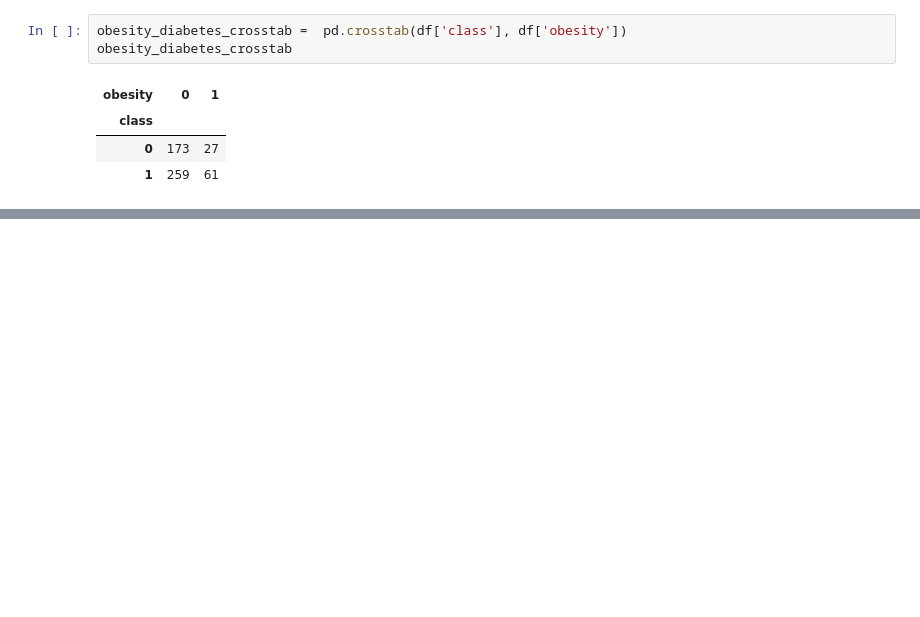
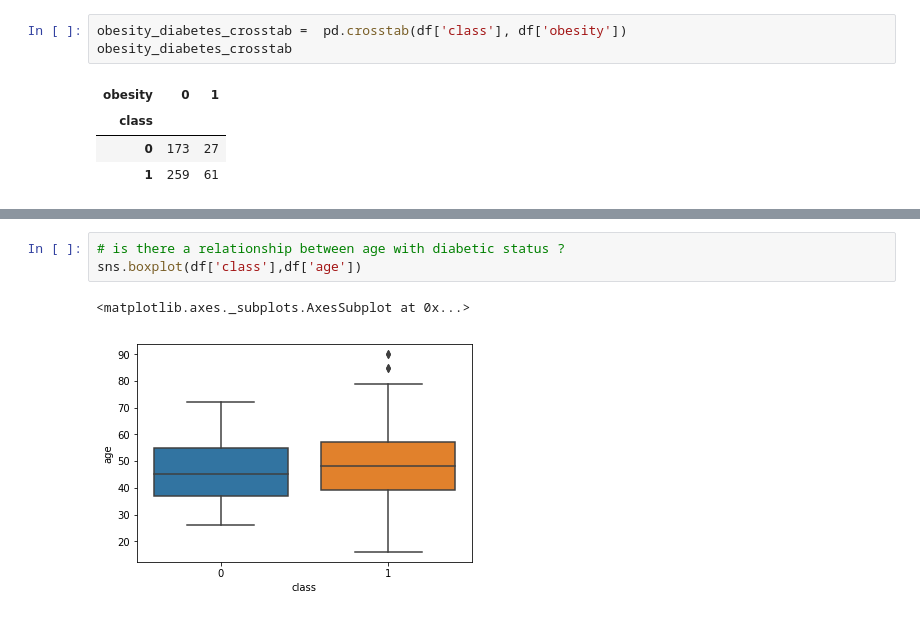
Before and after one commit to one2pret/Early-Diabetes-Detection, a Jupyter notebook: Project Early Diabetes Detection.ipynb, the cells around one changed output, grey strips where cells are left out. Drawn from its saved outputs; the diff is of its cells as text; blank space fills up the shorter version.

```diff
--- a/Project Early Diabetes Detection.ipynb
+++ b/Project Early Diabetes Detection.ipynb
@@ -323,0 +386,6 @@ obesity_diabetes_crosstab
+# %%
+# is there a relationship between age with diabetic status ?
+sns.boxplot(df['class'],df['age'])
+# %% [output]
+<matplotlib.axes._subplots.AxesSubplot at 0x...>
+[figure, added]
```
Also changed, not shown: parts of 21 cells of this notebook, 1 other file.
